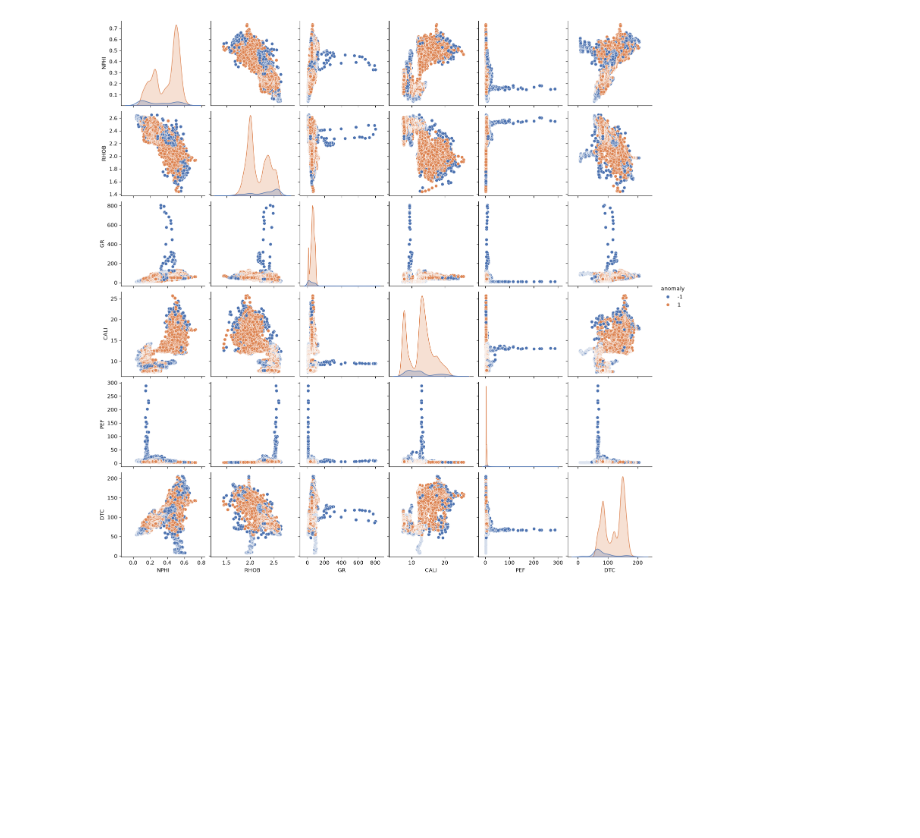
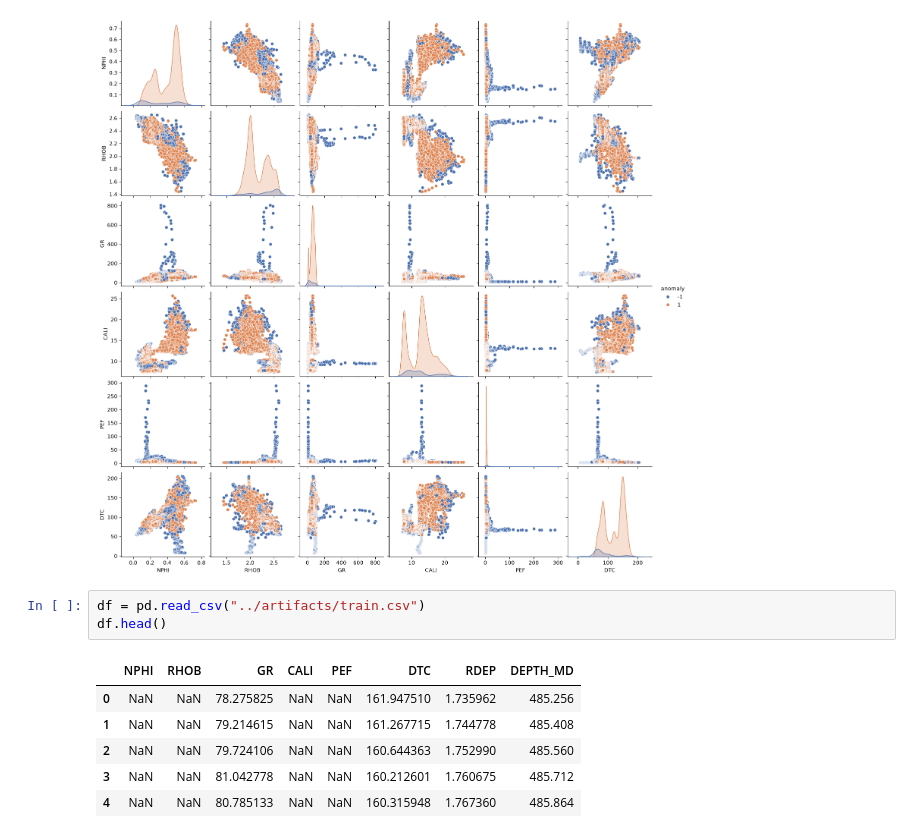
Before and after one commit to MohamedMohsen20501990/anomaly_detection_well_logging, a Jupyter notebook: Notebooks/main.ipynb, the cells around one changed output. Saved outputs shown, nothing was run; the diff lists cells and outputs as text; blank space fills up the shorter version.

```diff
--- a/Notebooks/main.ipynb
+++ b/Notebooks/main.ipynb
@@ -246,3 +292,13 @@ palette = sns.color_palette("deep")
 sns.pairplot(df, vars=anomaly_inputs, hue="anomaly", palette=palette);
 # %% [output]
 [figure]
+# %%
+df = pd.read_csv("../artifacts/train.csv")
+df.head()
+# %% [output]
+|  | NPHI | RHOB | GR | CALI | PEF | DTC | RDEP | DEPTH_MD |
+| 0 | NaN | NaN | 78.275825 | NaN | NaN | 161.947510 | 1.735962 | 485.256 |
+| 1 | NaN | NaN | 79.214615 | NaN | NaN | 161.267715 | 1.744778 | 485.408 |
+| 2 | NaN | NaN | 79.724106 | NaN | NaN | 160.644363 | 1.752990 | 485.560 |
+| 3 | NaN | NaN | 81.042778 | NaN | NaN | 160.212601 | 1.760675 | 485.712 |
+| 4 | NaN | NaN | 80.785133 | NaN | NaN | 160.315948 | 1.767360 | 485.864 |
```
Also changed, not shown: parts of 14 cells of this notebook, 14 other files.
